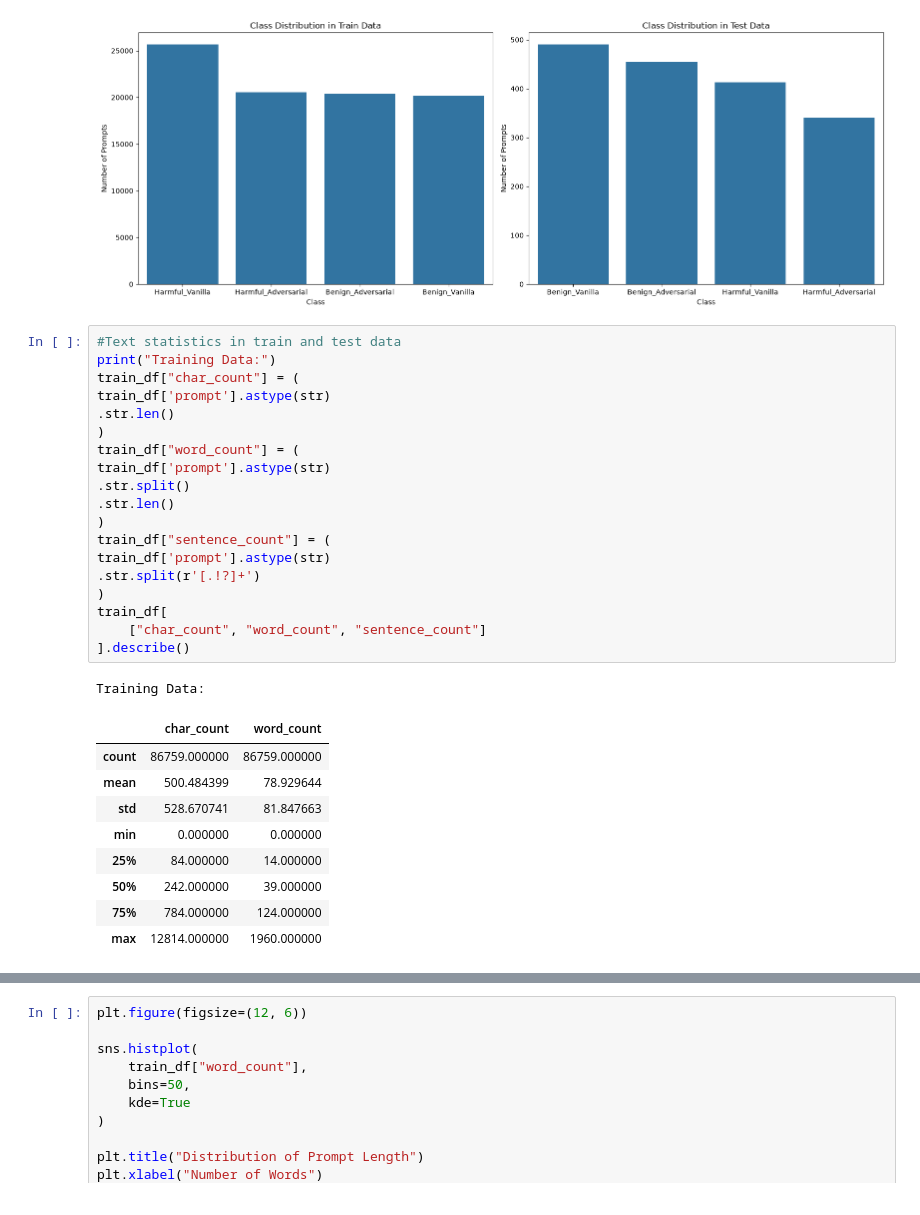
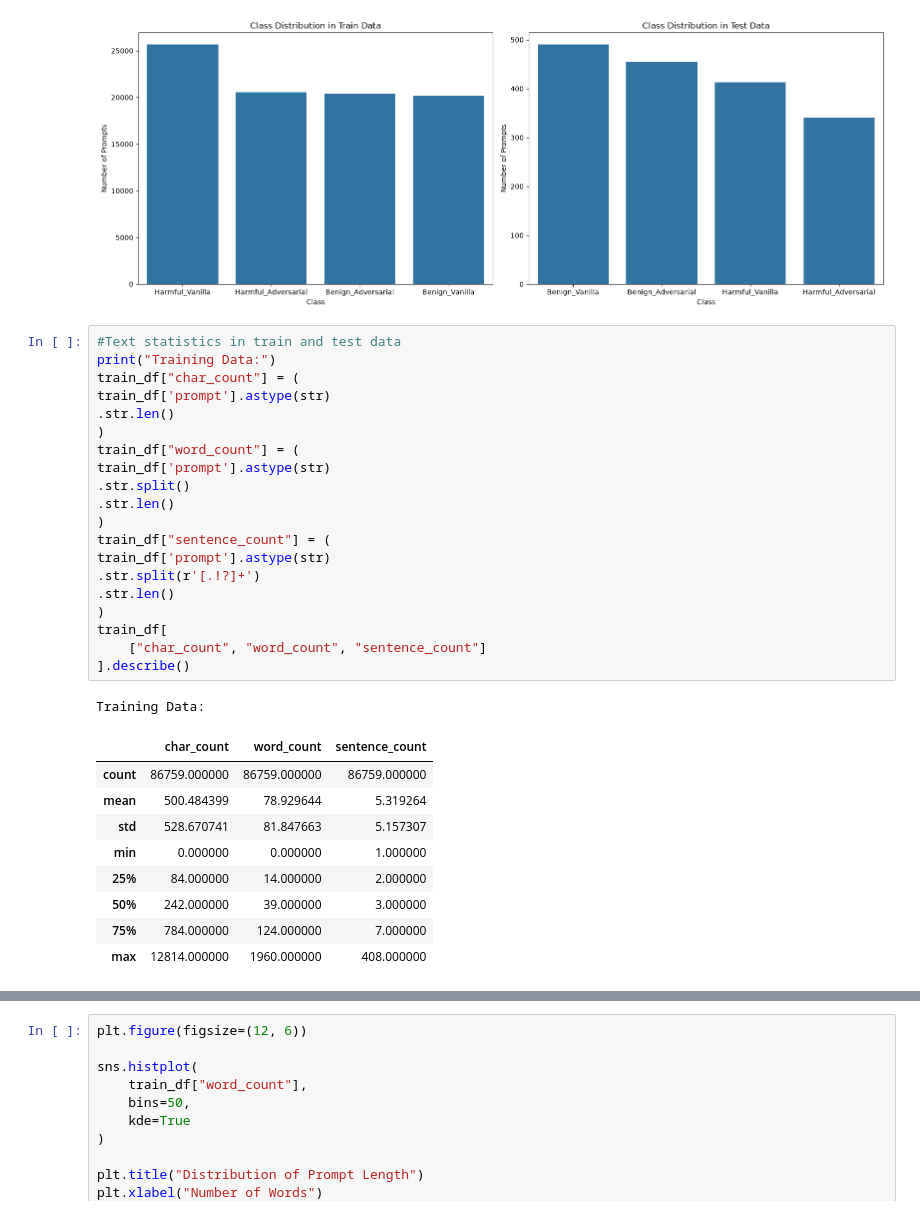
Before and after one commit to sharzilnfz/llmSafetyClassification, a Jupyter notebook: cse440_project.ipynb, the cells around one changed output, grey strips where cells are left out. Drawn from its saved outputs; the diff is of its cells as text.

```diff
--- a/cse440_project.ipynb
+++ b/cse440_project.ipynb
@@ -265,33 +265,34 @@ plt.show()
 # %%
 #Text statistics in train and test data
 print("Training Data:")
 train_df["char_count"] = (
 train_df['prompt'].astype(str)
 .str.len()
 )
 train_df["word_count"] = (
 train_df['prompt'].astype(str)
 .str.split()
 .str.len()
 )
 train_df["sentence_count"] = (
 train_df['prompt'].astype(str)
 .str.split(r'[.!?]+')
+.str.len()
 )
 train_df[
     ["char_count", "word_count", "sentence_count"]
 ].describe()
 # %% [output]
 Training Data:
-|  | char_count | word_count |
-| count | 86759.000000 | 86759.000000 |
-| mean | 500.484399 | 78.929644 |
-| std | 528.670741 | 81.847663 |
-| min | 0.000000 | 0.000000 |
-| 25% | 84.000000 | 14.000000 |
-| 50% | 242.000000 | 39.000000 |
-| 75% | 784.000000 | 124.000000 |
-| max | 12814.000000 | 1960.000000 |
+|  | char_count | word_count | sentence_count |
+| count | 86759.000000 | 86759.000000 | 86759.000000 |
+| mean | 500.484399 | 78.929644 | 5.319264 |
+| std | 528.670741 | 81.847663 | 5.157307 |
+| min | 0.000000 | 0.000000 | 1.000000 |
+| 25% | 84.000000 | 14.000000 | 2.000000 |
+| 50% | 242.000000 | 39.000000 | 3.000000 |
+| 75% | 784.000000 | 124.000000 | 7.000000 |
+| max | 12814.000000 | 1960.000000 | 408.000000 |
 # %%
 print("Test Data:")
 test_df["char_count"] = (
```
Also changed, not shown: parts of 22 cells of this notebook, 8 other files.
